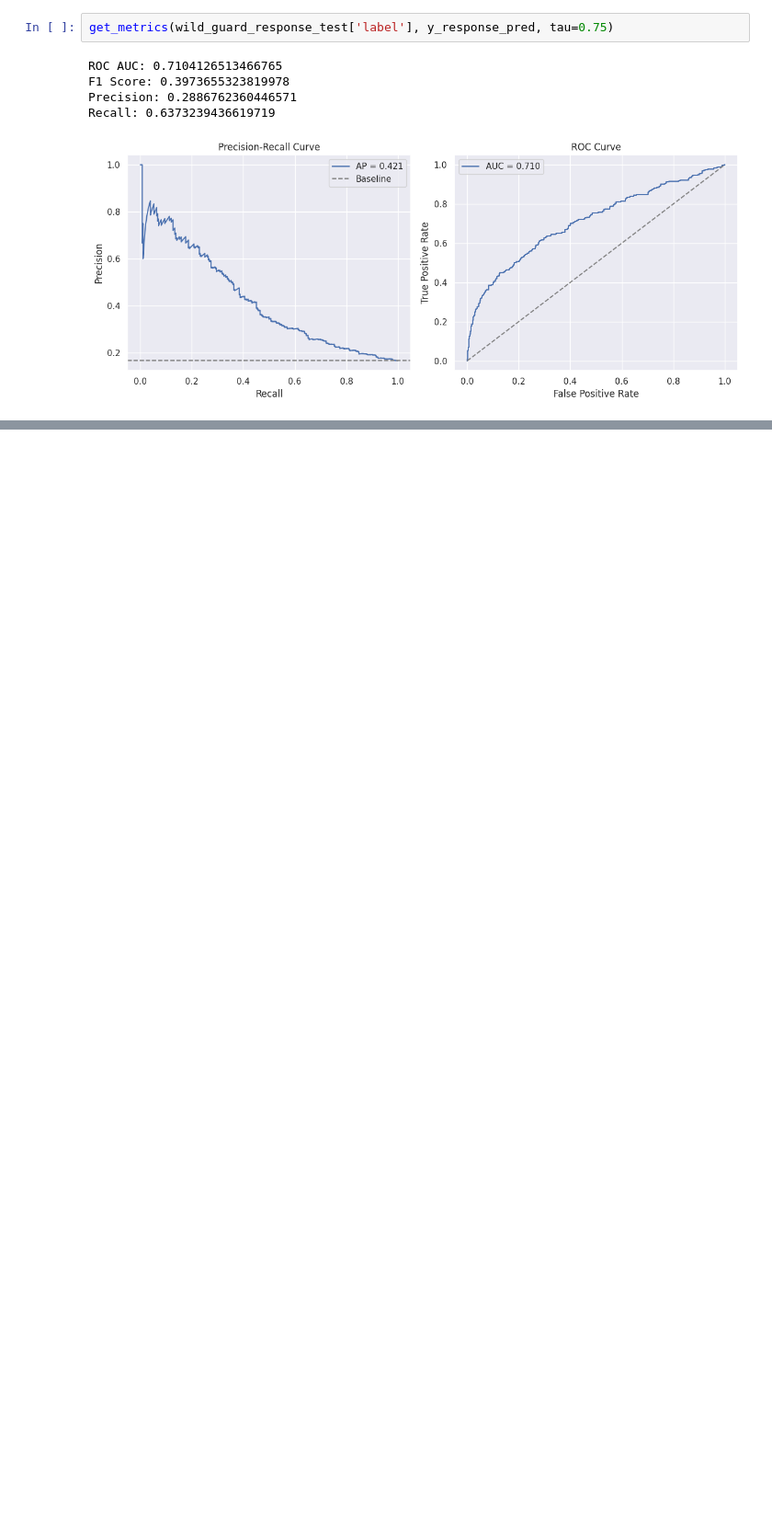
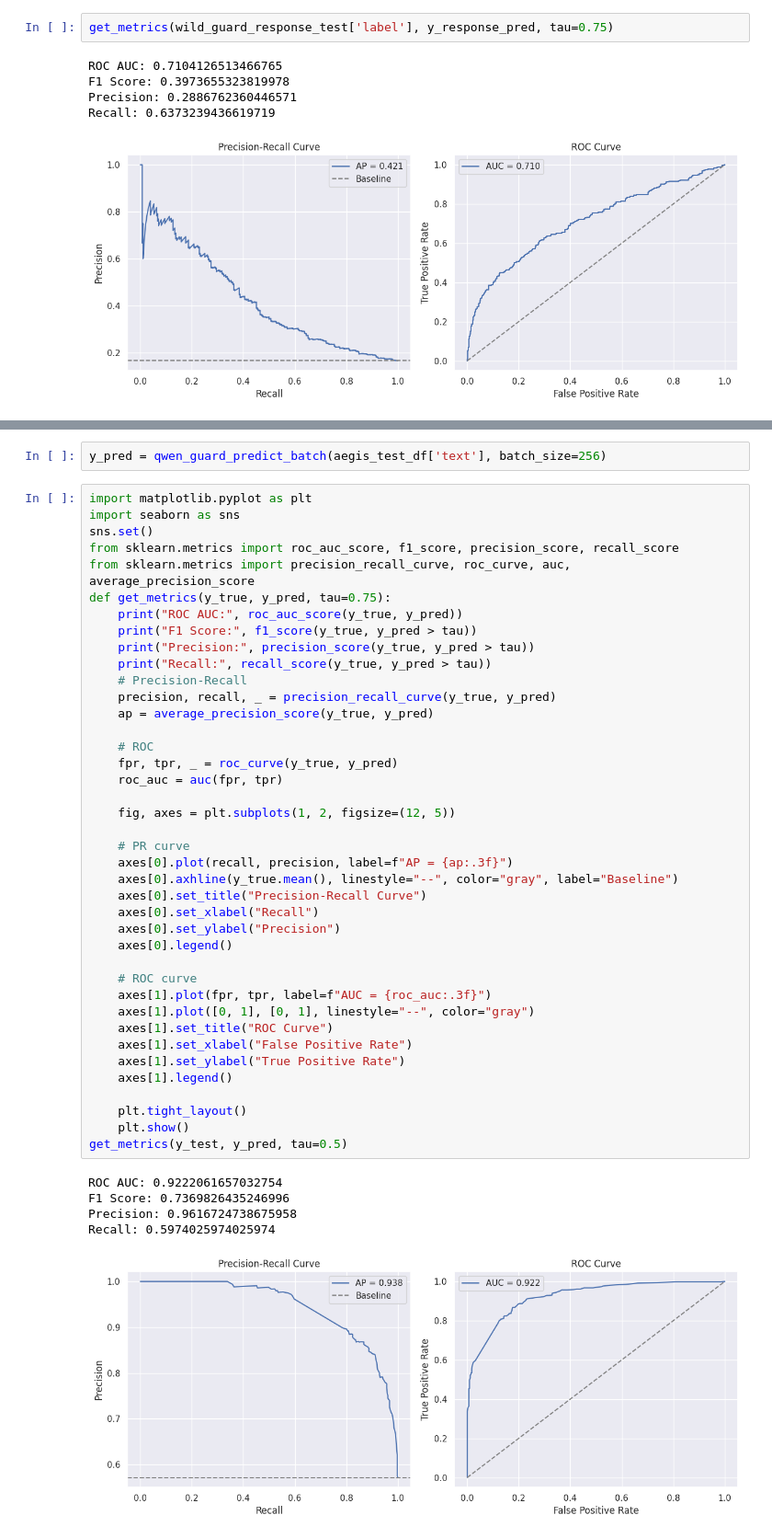
Before and after one commit to OmerBelsky/GRD, a Jupyter notebook: result_tables.ipynb, the cells around one changed output, grey strips where cells are left out. Shown at 92% size. Drawn from its saved outputs; the diff is of its cells as text; blank space fills up the shorter version.

```diff
--- a/result_tables.ipynb
+++ b/result_tables.ipynb
@@ -888,0 +1083,48 @@ Recall: 0.6373239436619719
+# %%
+y_pred = qwen_guard_predict_batch(aegis_test_df['text'], batch_size=256)
+# %%
+import matplotlib.pyplot as plt
+import seaborn as sns
+sns.set()
+from sklearn.metrics import roc_auc_score, f1_score, precision_score, recall_score
+from sklearn.metrics import precision_recall_curve, roc_curve, auc, average_precision_score
+def get_metrics(y_true, y_pred, tau=0.75):
+    print("ROC AUC:", roc_auc_score(y_true, y_pred))
+    print("F1 Score:", f1_score(y_true, y_pred > tau))
+    print("Precision:", precision_score(y_true, y_pred > tau))
+    print("Recall:", recall_score(y_true, y_pred > tau))
+    # Precision-Recall
+    precision, recall, _ = precision_recall_curve(y_true, y_pred)
+    ap = average_precision_score(y_true, y_pred)
+
+    # ROC
+    fpr, tpr, _ = roc_curve(y_true, y_pred)
+    roc_auc = auc(fpr, tpr)
+
+    fig, axes = plt.subplots(1, 2, figsize=(12, 5))
+
+    # PR curve
+    axes[0].plot(recall, precision, label=f"AP = {ap:.3f}")
+    axes[0].axhline(y_true.mean(), linestyle="--", color="gray", label="Baseline")
+    axes[0].set_title("Precision-Recall Curve")
+    axes[0].set_xlabel("Recall")
+    axes[0].set_ylabel("Precision")
+    axes[0].legend()
+
+    # ROC curve
+    axes[1].plot(fpr, tpr, label=f"AUC = {roc_auc:.3f}")
+    axes[1].plot([0, 1], [0, 1], linestyle="--", color="gray")
+    axes[1].set_title("ROC Curve")
+    axes[1].set_xlabel("False Positive Rate")
+    axes[1].set_ylabel("True Positive Rate")
+    axes[1].legend()
+
+    plt.tight_layout()
+    plt.show()
+get_metrics(y_test, y_pred, tau=0.5)
+# %% [output]
+ROC AUC: 0.9222061657032754
+F1 Score: 0.7369826435246996
+Precision: 0.9616724738675958
+Recall: 0.5974025974025974
+[figure, added]
```
Also changed, not shown: parts of 12 cells of this notebook, 6 other files.
